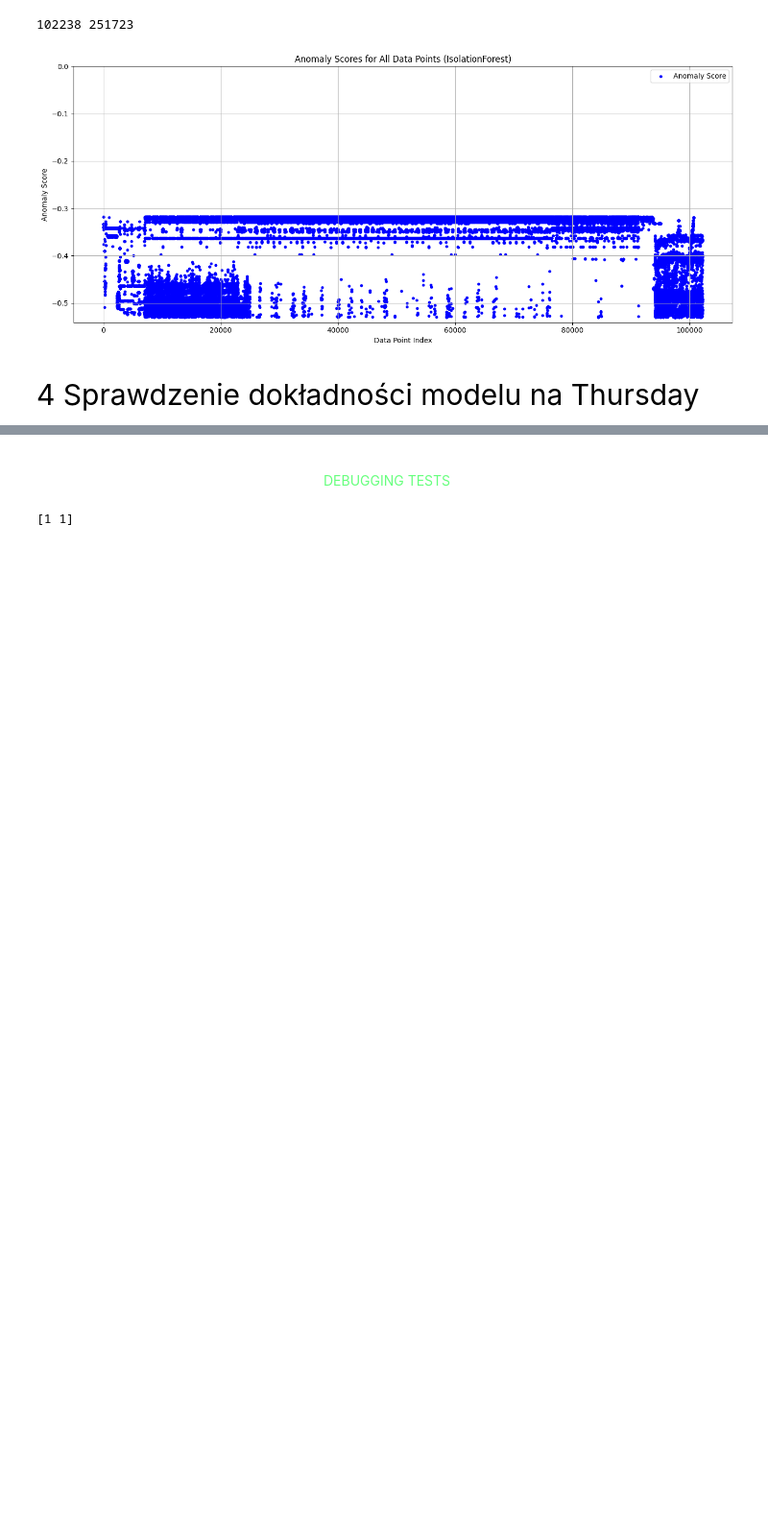
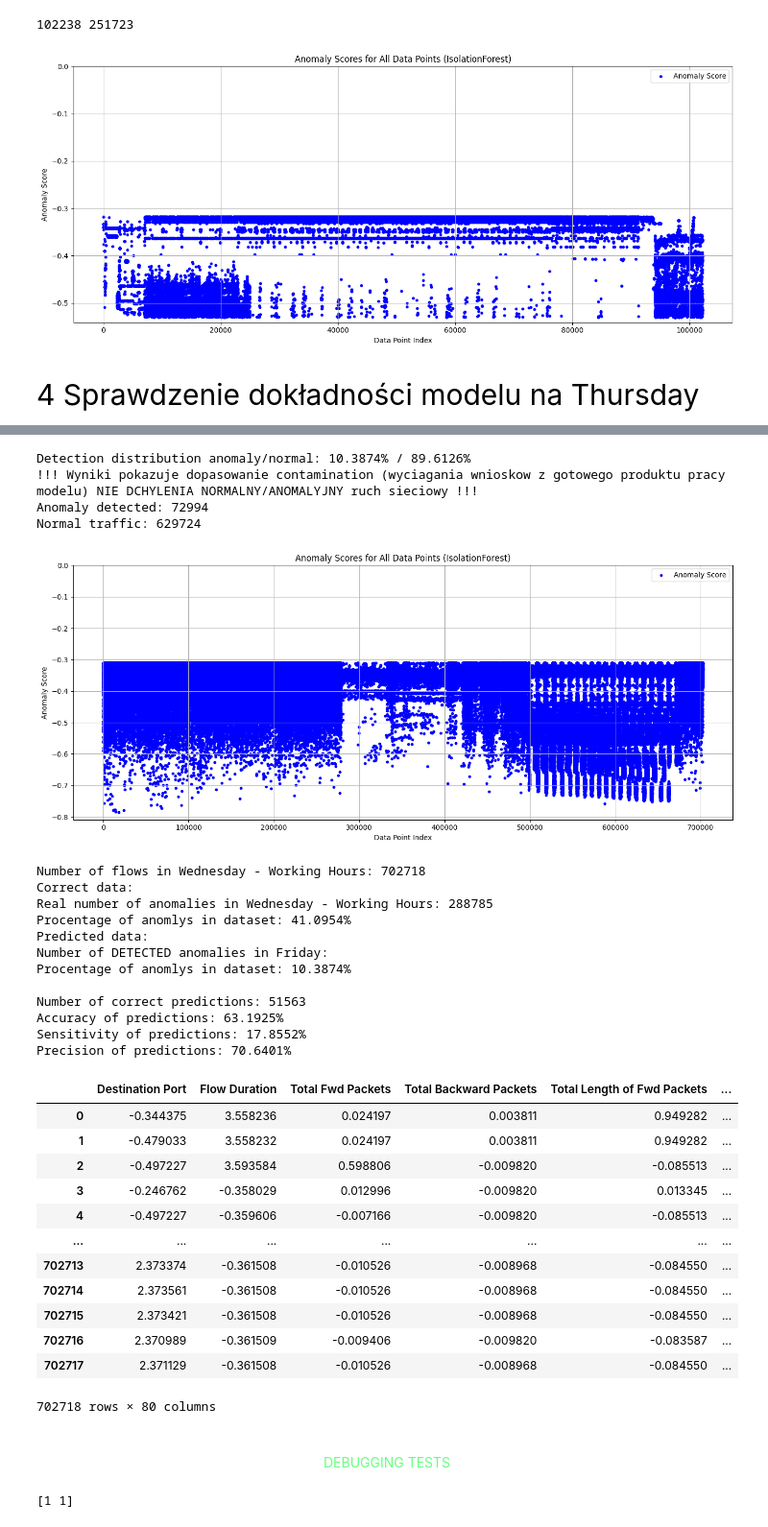
Before and after one commit to m-icha-l/Anomaly_detection_ML, a Jupyter notebook: Anomaly_detect_ML.ipynb, the cells around one changed output, grey strips where cells are left out. Shown: that part at 96% size. Saved outputs shown, nothing was run; the diff lists cells and outputs as text; code cells hidden in the pictures; blank space fills up the shorter version.

```diff
--- a/Anomaly_detect_ML.ipynb
+++ b/Anomaly_detect_ML.ipynb
@@ -780,3 +686,6 @@ plt.show()
 <div style="margin-left: 38px; font-size: 30px; font-family: 'Segoe UI', Tahoma, Geneva, Verdana, sans-serif; margin-top: 20px; line-height: 1.6;">
     <div>4 Sprawdzenie dokładności modelu na Thursday</div>
 </div>
+# %%
+test_IF_model(IF,df_5_scaled,df_5_labels, name="Friday")
+# %% [output]
@@ -783,3 +698,33 @@ plt.show()
+Detection distribution anomaly/normal: 10.3874% / 89.6126%
+!!! Wyniki pokazuje dopasowanie contamination (wyciagania wnioskow z gotowego produktu pracy modelu) NIE DCHYLENIA NORMALNY/ANOMALYJNY ruch sieciowy !!!
+Anomaly detected: 72994
+Normal traffic: 629724
+[figure, added]
+Number of flows in Wednesday - Working Hours: 702718
+Correct data:
+Real number of anomalies in Wednesday - Working Hours: 288785
+Procentage of anomlys in dataset: 41.0954%
+Predicted data:
+Number of DETECTED anomalies in Friday:
+Procentage of anomlys in dataset: 10.3874%
+
+Number of correct predictions: 51563
+Accuracy of predictions: 63.1925%
+Sensitivity of predictions: 17.8552%
+Precision of predictions: 70.6401%
+|  | Destination Port | Flow Duration | Total Fwd Packets | Total Backward Packets | Total Length of Fwd Packets | ... |
+| 0 | -0.344375 | 3.558236 | 0.024197 | 0.003811 | 0.949282 | ... |
+| 1 | -0.479033 | 3.558232 | 0.024197 | 0.003811 | 0.949282 | ... |
+| 2 | -0.497227 | 3.593584 | 0.598806 | -0.009820 | -0.085513 | ... |
+| 3 | -0.246762 | -0.358029 | 0.012996 | -0.009820 | 0.013345 | ... |
+| 4 | -0.497227 | -0.359606 | -0.007166 | -0.009820 | -0.085513 | ... |
+| ... | ... | ... | ... | ... | ... | ... |
+| 702713 | 2.373374 | -0.361508 | -0.010526 | -0.008968 | -0.084550 | ... |
+| 702714 | 2.373561 | -0.361508 | -0.010526 | -0.008968 | -0.084550 | ... |
+| 702715 | 2.373421 | -0.361508 | -0.010526 | -0.008968 | -0.084550 | ... |
+| 702716 | 2.370989 | -0.361509 | -0.009406 | -0.009820 | -0.083587 | ... |
+| 702717 | 2.371129 | -0.361508 | -0.010526 | -0.008968 | -0.084550 | ... |
+702718 rows × 80 columns
 # %% [markdown]
 <div style="text-align: center;color:#66ff7d; font-size: 50px; font-family: 'OCR A Extended', 'Lucida Console', 'Monaco', monospace; margin-top: 20px; line-height: 1.6;">
     DEBUGGING TESTS
```
Also changed, not shown: parts of 10 cells of this notebook, 3 other files.
